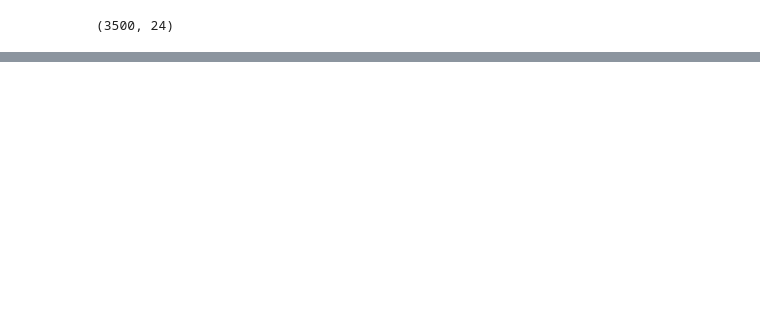
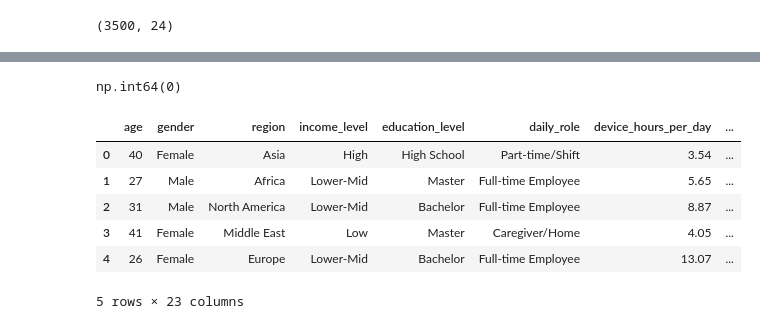
Before and after one commit to debjit11/Mental-Health-Prediction, a Jupyter notebook: main.ipynb, the cells around one changed output, grey strips where cells are left out. Saved outputs shown, nothing was run; the diff lists cells and outputs as text; code cells hidden in the pictures; blank space fills up the shorter version.

```diff
--- a/main.ipynb
+++ b/main.ipynb
@@ -21,0 +82,4 @@ df.shape
+# %%
+df.duplicated().sum()
+# %% [output]
+np.int64(0)
@@ -21,0 +88,10 @@ df.shape
+# %%
+df.head()
+# %% [output]
+|  | age | gender | region | income_level | education_level | daily_role | device_hours_per_day | ... |
+| 0 | 40 | Female | Asia | High | High School | Part-time/Shift | 3.54 | ... |
+| 1 | 27 | Male | Africa | Lower-Mid | Master | Full-time Employee | 5.65 | ... |
+| 2 | 31 | Male | North America | Lower-Mid | Bachelor | Full-time Employee | 8.87 | ... |
+| 3 | 41 | Female | Middle East | Low | Master | Caregiver/Home | 4.05 | ... |
+| 4 | 26 | Female | Europe | Lower-Mid | Bachelor | Full-time Employee | 13.07 | ... |
+5 rows × 23 columns
```
Also changed, not shown: parts of 10 cells of this notebook.
